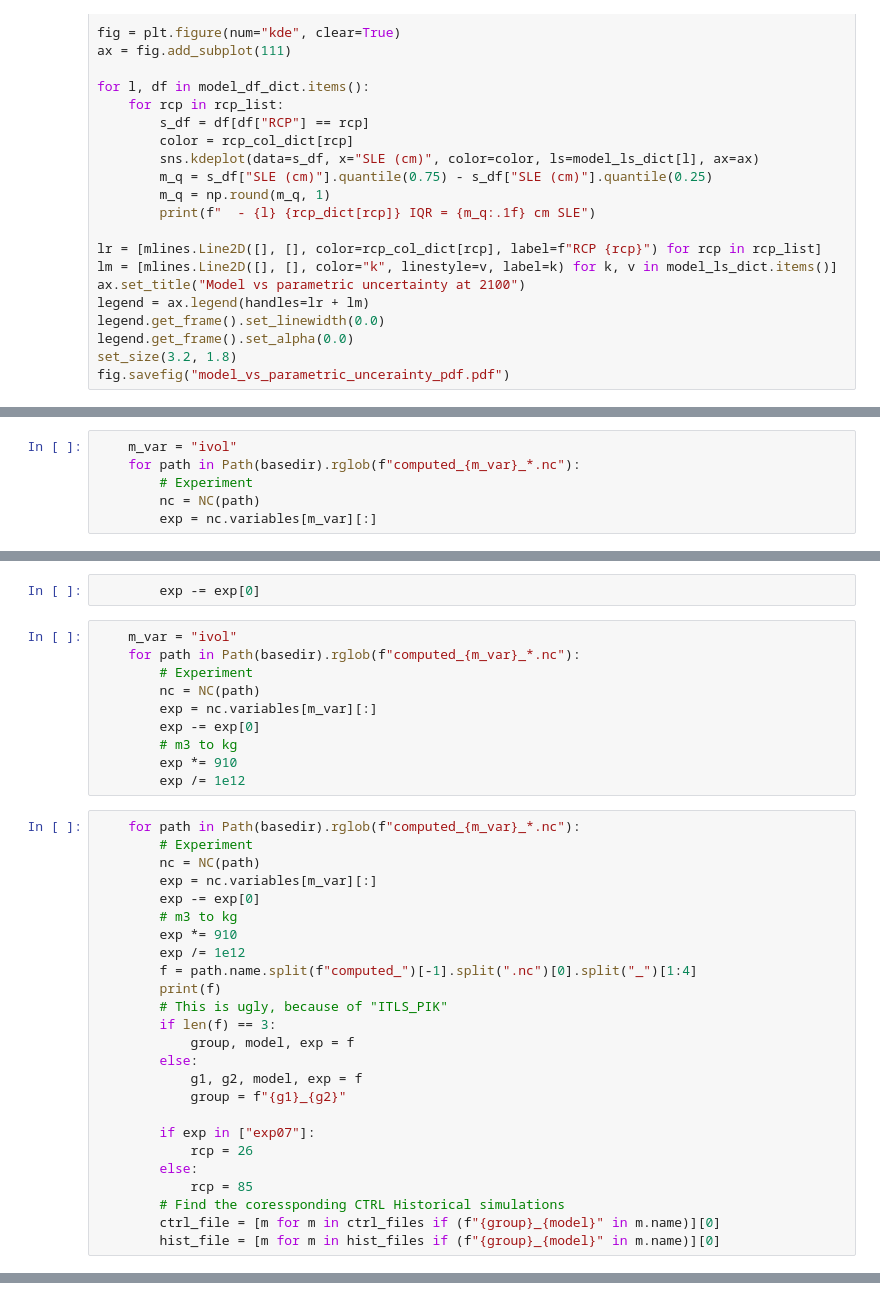
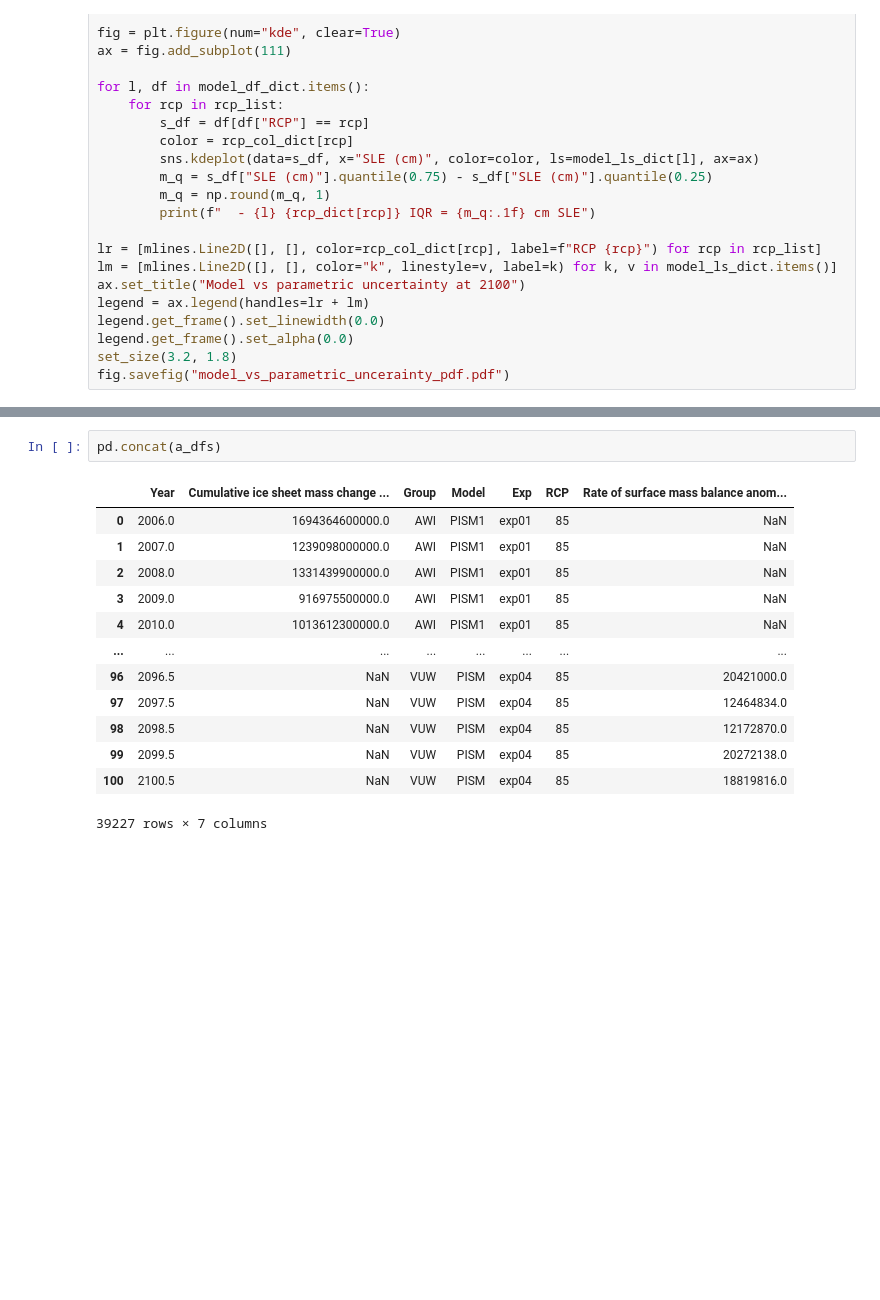
Before and after one commit to aaschwanden/ismip6-ipcc, a Jupyter notebook: analyze_slr_predictions.ipynb, the cells around one changed output, grey strips where cells are left out. Cells and saved outputs as stored; diff of their text form; blank space fills up the shorter version.

```diff
--- a/analyze_slr_predictions.ipynb
+++ b/analyze_slr_predictions.ipynb
@@ -269,6 +247,0 @@ from netCDF4 import Dataset as NC
-# %%
-    m_var = "ivol"
-    for path in Path(basedir).rglob(f"computed_{m_var}_*.nc"):
-        # Experiment
-        nc = NC(path)
-        exp = nc.variables[m_var][:]
@@ -286,37 +247,0 @@ masked_array(data=[2.6757030e+16, 2.6756809e+16, 2.6756308e+16,
-# %%
-        exp -= exp[0]
-# %%
-    m_var = "ivol"
-    for path in Path(basedir).rglob(f"computed_{m_var}_*.nc"):
-        # Experiment
-        nc = NC(path)
-        exp = nc.variables[m_var][:]
-        exp -= exp[0]
-        # m3 to kg
-        exp *= 910
-        exp /= 1e12
-# %%
-    for path in Path(basedir).rglob(f"computed_{m_var}_*.nc"):
-        # Experiment
-        nc = NC(path)
-        exp = nc.variables[m_var][:]
-        exp -= exp[0]
-        # m3 to kg
-        exp *= 910
-        exp /= 1e12
-        f = path.name.split(f"computed_")[-1].split(".nc")[0].split("_")[1:4]
-        print(f)
-        # This is ugly, because of "ITLS_PIK"
-        if len(f) == 3:
-            group, model, exp = f
-        else:
-            g1, g2, model, exp = f
-            group = f"{g1}_{g2}"
-
-        if exp in ["exp07"]:
-            rcp = 26
-        else:
-            rcp = 85
-        # Find the coressponding CTRL Historical simulations
-        ctrl_file = [m for m in ctrl_files if (f"{group}_{model}" in m.name)][0]
-        hist_file = [m for m in hist_files if (f"{group}_{model}" in m.name)][0]
@@ -422,0 +1185,16 @@ IndexError: list index out of range
+# %%
+pd.concat(a_dfs)
+# %% [output]
+|  | Year | Cumulative ice sheet mass change ... | Group | Model | Exp | RCP | Rate of surface mass balance anom... |
+| 0 | 2006.0 | 1694364600000.0 | AWI | PISM1 | exp01 | 85 | NaN |
+| 1 | 2007.0 | 1239098000000.0 | AWI | PISM1 | exp01 | 85 | NaN |
+| 2 | 2008.0 | 1331439900000.0 | AWI | PISM1 | exp01 | 85 | NaN |
+| 3 | 2009.0 | 916975500000.0 | AWI | PISM1 | exp01 | 85 | NaN |
+| 4 | 2010.0 | 1013612300000.0 | AWI | PISM1 | exp01 | 85 | NaN |
+| ... | ... | ... | ... | ... | ... | ... | ... |
+| 96 | 2096.5 | NaN | VUW | PISM | exp04 | 85 | 20421000.0 |
+| 97 | 2097.5 | NaN | VUW | PISM | exp04 | 85 | 12464834.0 |
+| 98 | 2098.5 | NaN | VUW | PISM | exp04 | 85 | 12172870.0 |
+| 99 | 2099.5 | NaN | VUW | PISM | exp04 | 85 | 20272138.0 |
+| 100 | 2100.5 | NaN | VUW | PISM | exp04 | 85 | 18819816.0 |
+39227 rows × 7 columns
```
Also changed, not shown: parts of 35 cells of this notebook, 1 other file.
